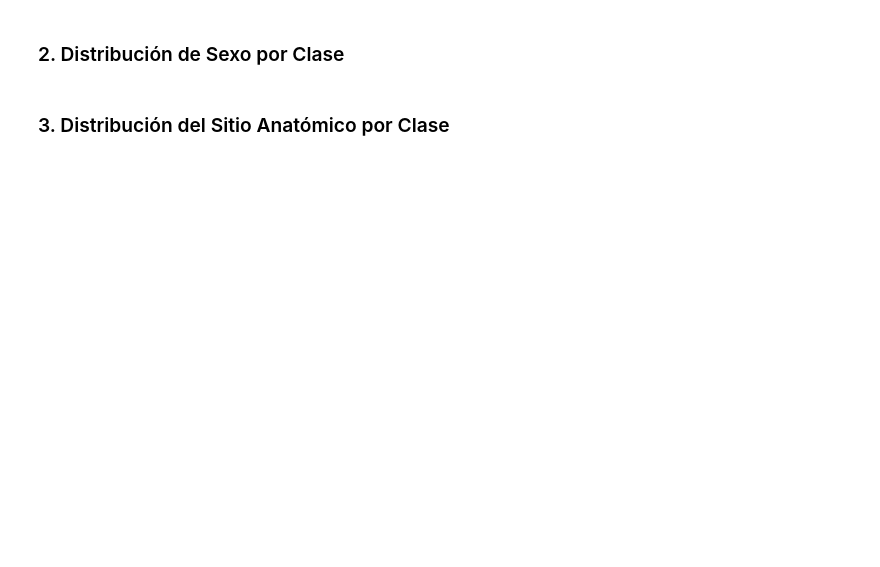
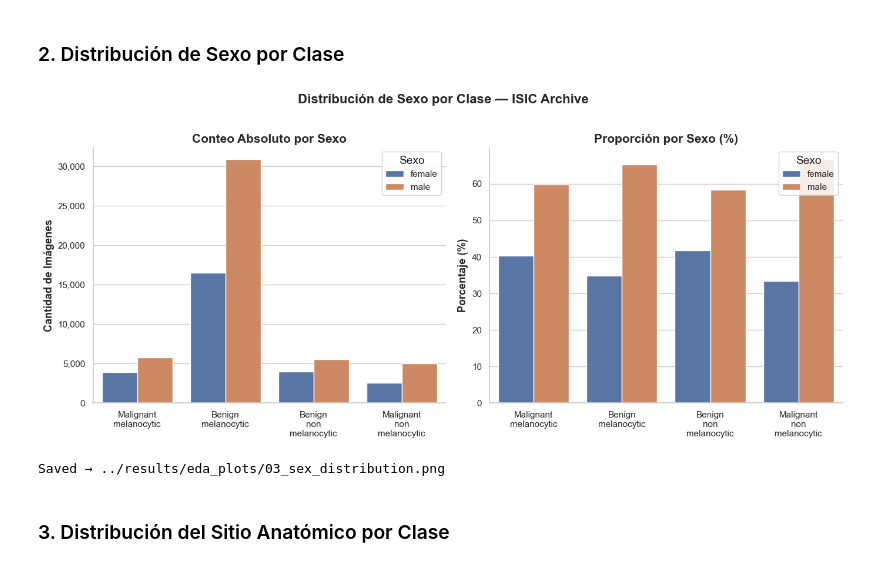
Before and after one commit to riosinda/scd-ml, a Jupyter notebook: notebooks/00_eda_isci_archive.ipynb, the cells around one changed output. Cells and saved outputs as stored; diff of their text form; code cells hidden in the pictures; blank space fills up the shorter version.

```diff
--- a/notebooks/00_eda_isci_archive.ipynb
+++ b/notebooks/00_eda_isci_archive.ipynb
@@ -312,43 +467,44 @@ df_sex['pct'] = (
     df_sex.groupby('target')['count'].transform(lambda x: x / x.sum() * 100)
 )
 
-sex_palette = {'male': '#5B9BD5', 'female': '#ED7D31'}
+#sex_palette = {'male': '#5B9BD5', 'female': '#ED7D31'}
 x_labels = [t.replace('-', '\n') for t in interest_targets]
 
 fig, axes = plt.subplots(1, 2, figsize=(14, 6))
 
 # Left — absolute counts
 sns.barplot(
-    data=df_sex, x='target', y='count', hue='sex',
-    palette=sex_palette, order=interest_targets,
+    data=df_sex, x='target', y='count', hue='sex', order=interest_targets,
     edgecolor='white', linewidth=1, ax=axes[0],
 )
 axes[0].set_xticklabels(x_labels)
 axes[0].set_title('Conteo Absoluto por Sexo')
 axes[0].set_xlabel('')
 axes[0].set_ylabel('Cantidad de Imágenes')
 axes[0].legend(title='Sexo')
 axes[0].yaxis.set_major_formatter(mticker.FuncFormatter(lambda v, _: f'{int(v):,}'))
 sns.despine(ax=axes[0])
 
 # Right — proportional
 sns.barplot(
-    data=df_sex, x='target', y='pct', hue='sex',
-    palette=sex_palette, order=interest_targets,
+    data=df_sex, x='target', y='pct', hue='sex', order=interest_targets,
     edgecolor='white', linewidth=1, ax=axes[1],
 )
 axes[1].set_xticklabels(x_labels)
 axes[1].set_title('Proporción por Sexo (%)')
 axes[1].set_xlabel('')
 axes[1].set_ylabel('Porcentaje (%)')
 axes[1].legend(title='Sexo')
 sns.despine(ax=axes[1])
 
 fig.suptitle('Distribución de Sexo por Clase — ISIC Archive', y=1.01)
 plt.tight_layout()
 plt.savefig(f'{OUTPUT_DIR}/03_sex_distribution.png', dpi=300, bbox_inches='tight')
 plt.show()
 print(f"Saved → {OUTPUT_DIR}/03_sex_distribution.png")
+# %% [output]
+[figure, added]
+Saved → ../results/eda_plots/03_sex_distribution.png
 # %% [markdown]
 ### 3. Distribución del Sitio Anatómico por Clase
 # %%
```
Also changed, not shown: parts of 26 cells of this notebook, 4 other files.
